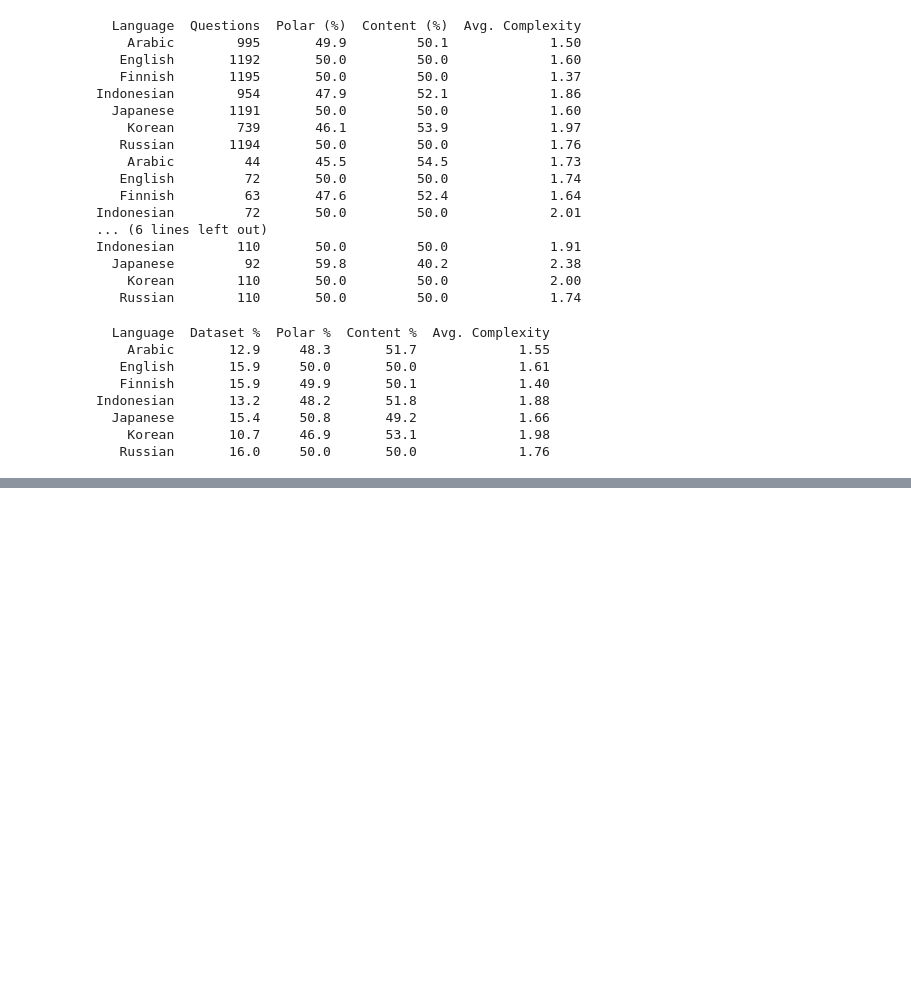
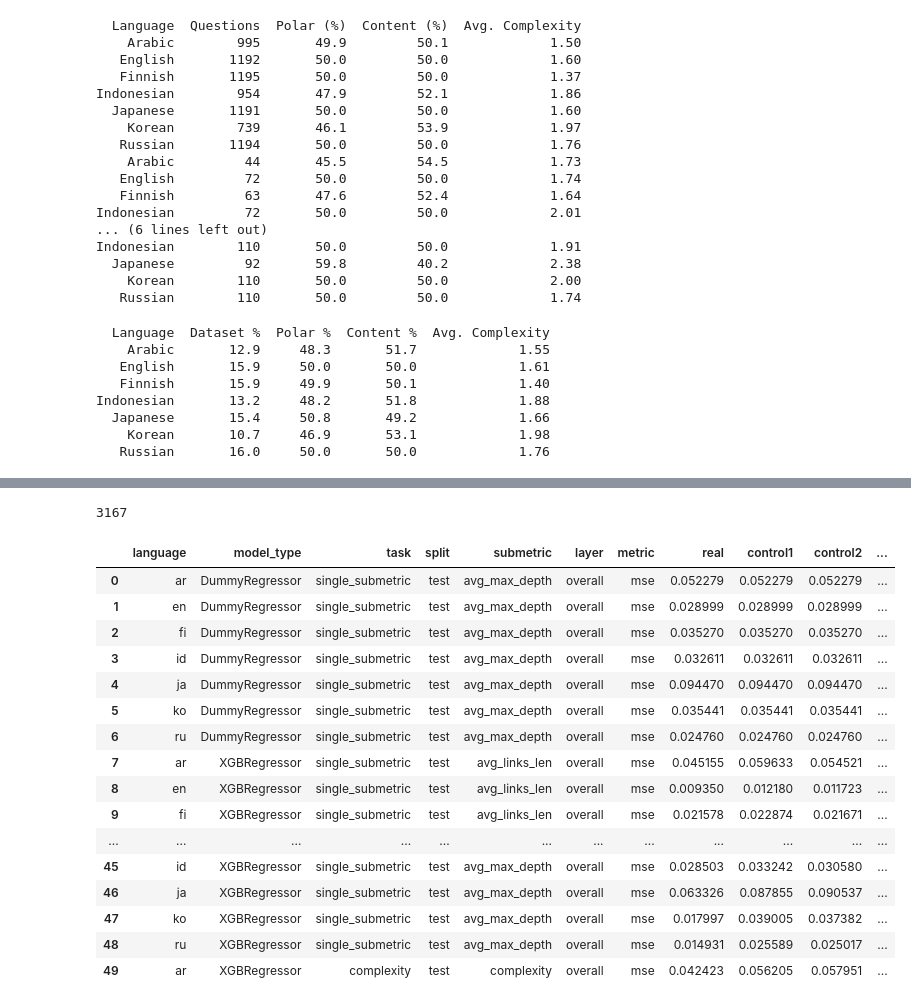
Before and after one commit to rokokot/qtype-eval, a Jupyter notebook: visualization/notebooks/result_visualization.ipynb, the cells around one changed output, grey strips where cells are left out. Drawn from its saved outputs; the diff is of its cells as text; code cells hidden in the pictures; blank space fills up the shorter version.

Commit message:
merge local

```diff
--- a/visualization/notebooks/result_visualization.ipynb
+++ b/visualization/notebooks/result_visualization.ipynb
@@ -124,0 +134,4 @@ Indonesian       13.2     48.2       51.8             1.88
+# %%
+original_filtered = original_df[original_df['model_type'] != 'lm_probe'].copy()
+original_filtered = original_filtered[original_filtered['split'] == 'test'].copy()
+finetune_real = finetune_df[finetune_df['control_index'].isna()].copy()
@@ -124,0 +154,16 @@ Indonesian       13.2     48.2       51.8             1.88
+# %%
+print(f"Selected {len(finetune_real)} rows from finetune data where control_index is None")
+
+finetune_processed = pd.DataFrame()
+finetune_processed['language'] = finetune_real['language']
+finetune_processed['real'] = finetune_real['value']
+finetune_processed['task'] = finetune_real['task']
+finetune_processed['metric'] = finetune_real['metric']
+finetune_processed['submetric'] = finetune_real['submetric']
+finetune_processed['model_type'] = 'finetune'
+finetune_processed['control1'] = np.nan
+finetune_processed['control2'] = np.nan
+finetune_processed['control3'] = np.nan
+finetune_processed['control_mean'] = np.nan
+finetune_processed['selectivity'] = np.nan
+finetune_processed['normalized_selectivity'] = np.nan
@@ -124,0 +301,17 @@ Indonesian       13.2     48.2       51.8             1.88
+# %%
+for df in [original_filtered, probe_processed, finetune_processed]:
+    for col in target_columns:
+        if col not in df.columns:
+            df[col] = np.nan
+
+# Combine all processed data (using only the target columns in the specified order)
+merged_df = pd.concat(
+    [
+        original_filtered[target_columns],
+        probe_processed[target_columns],
+        finetune_processed[target_columns]
+    ],
+    ignore_index=True
+)
+# %%
+merged_df['split'] = merged_df['split'].fillna('test')
@@ -124,0 +333,24 @@ Indonesian       13.2     48.2       51.8             1.88
+# %%
+len(merged_df)
+# %% [output]
+3167
+# %%
+merged_df.head(50)
+# %% [output]
+|  | language | model_type | task | split | submetric | layer | metric | real | control1 | control2 | ... |
+| 0 | ar | DummyRegressor | single_submetric | test | avg_max_depth | overall | mse | 0.052279 | 0.052279 | 0.052279 | ... |
+| 1 | en | DummyRegressor | single_submetric | test | avg_max_depth | overall | mse | 0.028999 | 0.028999 | 0.028999 | ... |
+| 2 | fi | DummyRegressor | single_submetric | test | avg_max_depth | overall | mse | 0.035270 | 0.035270 | 0.035270 | ... |
+| 3 | id | DummyRegressor | single_submetric | test | avg_max_depth | overall | mse | 0.032611 | 0.032611 | 0.032611 | ... |
+| 4 | ja | DummyRegressor | single_submetric | test | avg_max_depth | overall | mse | 0.094470 | 0.094470 | 0.094470 | ... |
+| 5 | ko | DummyRegressor | single_submetric | test | avg_max_depth | overall | mse | 0.035441 | 0.035441 | 0.035441 | ... |
+| 6 | ru | DummyRegressor | single_submetric | test | avg_max_depth | overall | mse | 0.024760 | 0.024760 | 0.024760 | ... |
+| 7 | ar | XGBRegressor | single_submetric | test | avg_links_len | overall | mse | 0.045155 | 0.059633 | 0.054521 | ... |
+| 8 | en | XGBRegressor | single_submetric | test | avg_links_len | overall | mse | 0.009350 | 0.012180 | 0.011723 | ... |
+| 9 | fi | XGBRegressor | single_submetric | test | avg_links_len | overall | mse | 0.021578 | 0.022874 | 0.021671 | ... |
+| ... | ... | ... | ... | ... | ... | ... | ... | ... | ... | ... | ... |
+| 45 | id | XGBRegressor | single_submetric | test | avg_max_depth | overall | mse | 0.028503 | 0.033242 | 0.030580 | ... |
+| 46 | ja | XGBRegressor | single_submetric | test | avg_max_depth | overall | mse | 0.063326 | 0.087855 | 0.090537 | ... |
+| 47 | ko | XGBRegressor | single_submetric | test | avg_max_depth | overall | mse | 0.017997 | 0.039005 | 0.037382 | ... |
+| 48 | ru | XGBRegressor | single_submetric | test | avg_max_depth | overall | mse | 0.014931 | 0.025589 | 0.025017 | ... |
+| 49 | ar | XGBRegressor | complexity | test | complexity | overall | mse | 0.042423 | 0.056205 | 0.057951 | ... |
```
Also changed, not shown: parts of 11 cells of this notebook, 6 other files.
